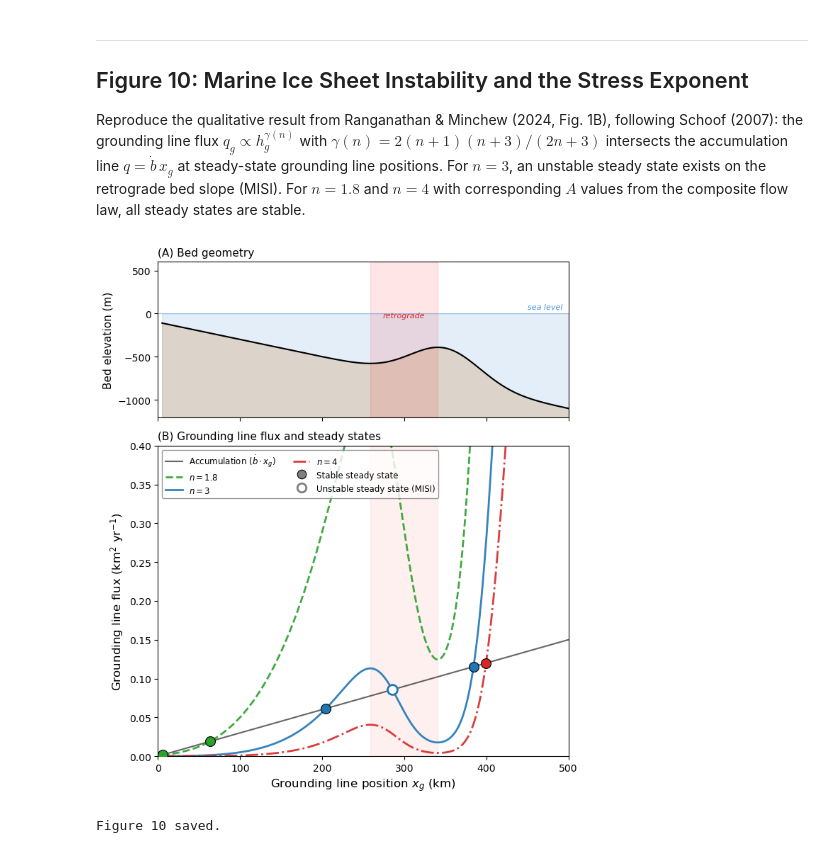
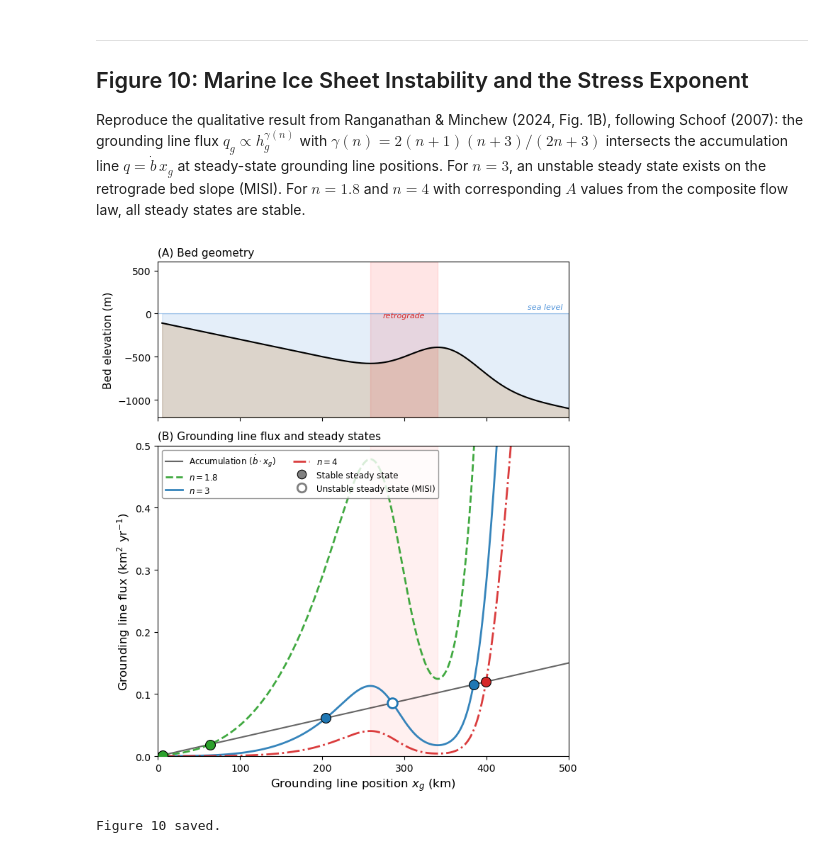
Before and after one commit to bminchew/courses_glacier_dynamics, a Jupyter notebook: 2026/lecture_notes/latex/ice_rheology/ice_rheology_figures_executed.ipynb, the cells around one changed output. Drawn from its saved outputs; the diff is of its cells as text; code cells hidden in the pictures.

Commit message:
set ylim=(0,0.5) in Figure 10
Co-Authored-By: Claude Opus 4.6 (1M context) <noreply@anthropic.com>

```diff
--- a/2026/lecture_notes/latex/ice_rheology/ice_rheology_figures_executed.ipynb
+++ b/2026/lecture_notes/latex/ice_rheology/ice_rheology_figures_executed.ipynb
@@ -732,10 +732,7 @@ q_acc = b_dot * x_m  # m^2/yr
 # gamma(n, m) = (mn + 3m + 1) / (m + 1) with m = n (dynamics convention)
 gamma_fn = lambda n: (n*n + 3*n + 1) / (n + 1)
 
-# K(n) values chosen so that:
-#   - n=1.8: high K (high A from GBS regime) -> stays ABOVE accumulation on retrograde
-#   - n=3: intermediate K -> crosses accumulation on retrograde (MISI)
-#   - n=4: low K (low A from dislocation regime) -> stays BELOW accumulation on retrograde
+# K(n) values chosen so that different n values produce different stability
 K_vals = {1.8: 1.0e-4, 3.0: 5.0e-9, 4.0: 2.0e-12}
 
 n_vals = [1.8, 3.0, 4.0]
@@ -791,33 +788,33 @@ for n_val in n_vals:
         is_retrograde = db_at_cross > 0.1
 
         if is_retrograde:
             ax_flux.plot(x_cross, q_cross, 'o', color=colors_misi[key], ms=10,
                          markerfacecolor='white', markeredgewidth=2, zorder=5)
         else:
             ax_flux.plot(x_cross, q_cross, 'o', color=colors_misi[key], ms=10,
                          markeredgecolor='k', markeredgewidth=0.8, zorder=5)
 
 if len(retro_x) > 0:
     ax_flux.axvspan(retro_x[0], retro_x[-1], alpha=0.06, color='red')
 
 ax_flux.plot([], [], 'o', color='gray', ms=9, markeredgecolor='k',
              markeredgewidth=0.8, label='Stable steady state')
 ax_flux.plot([], [], 'o', color='gray', ms=9, markerfacecolor='white',
              markeredgewidth=2, label='Unstable steady state (MISI)')
 
 ax_flux.set_xlabel('Grounding line position $x_g$ (km)', fontsize=12)
 ax_flux.set_ylabel('Grounding line flux (km$^2$ yr$^{-1}$)', fontsize=12)
 ax_flux.set_xlim(0, 500)
-ax_flux.set_ylim(0, 0.4)
+ax_flux.set_ylim(0, 0.5)
 ax_flux.legend(loc='upper left', fontsize=8.5, frameon=True, facecolor='white',
                edgecolor='gray', ncol=2)
 ax_flux.set_title('(B) Grounding line flux and steady states', fontsize=11, loc='left')
 
 fig.tight_layout()
 fig.savefig('figures/fig10_misi_stability.pdf', bbox_inches='tight')
 fig.savefig('figures/fig10_misi_stability.png', dpi=200, bbox_inches='tight')
 plt.show()
 print('Figure 10 saved.')
 # %% [output]
-[figure, old version]
+[figure, new version]
 Figure 10 saved.
```
Also changed, not shown: 4 other files.
